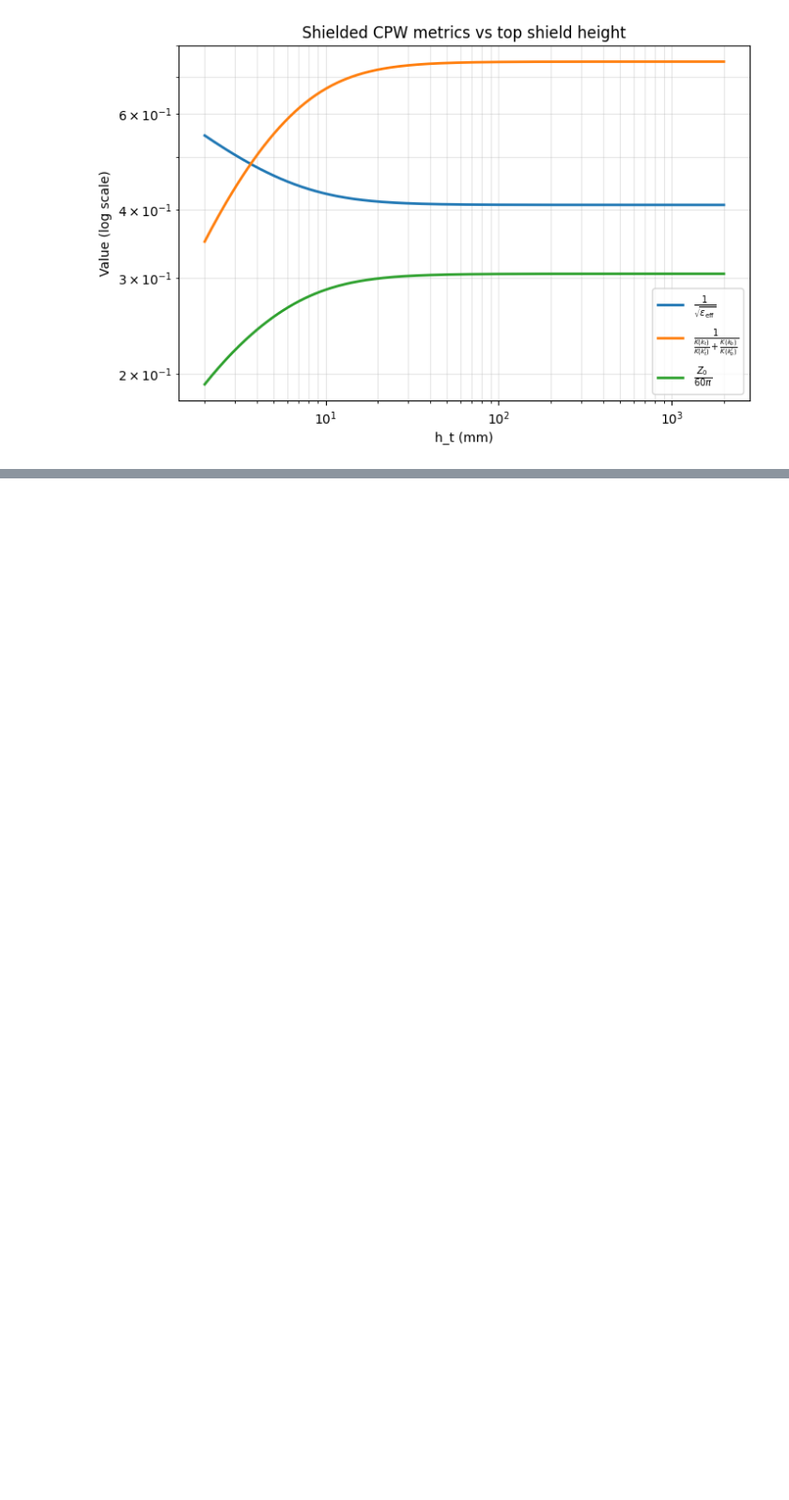
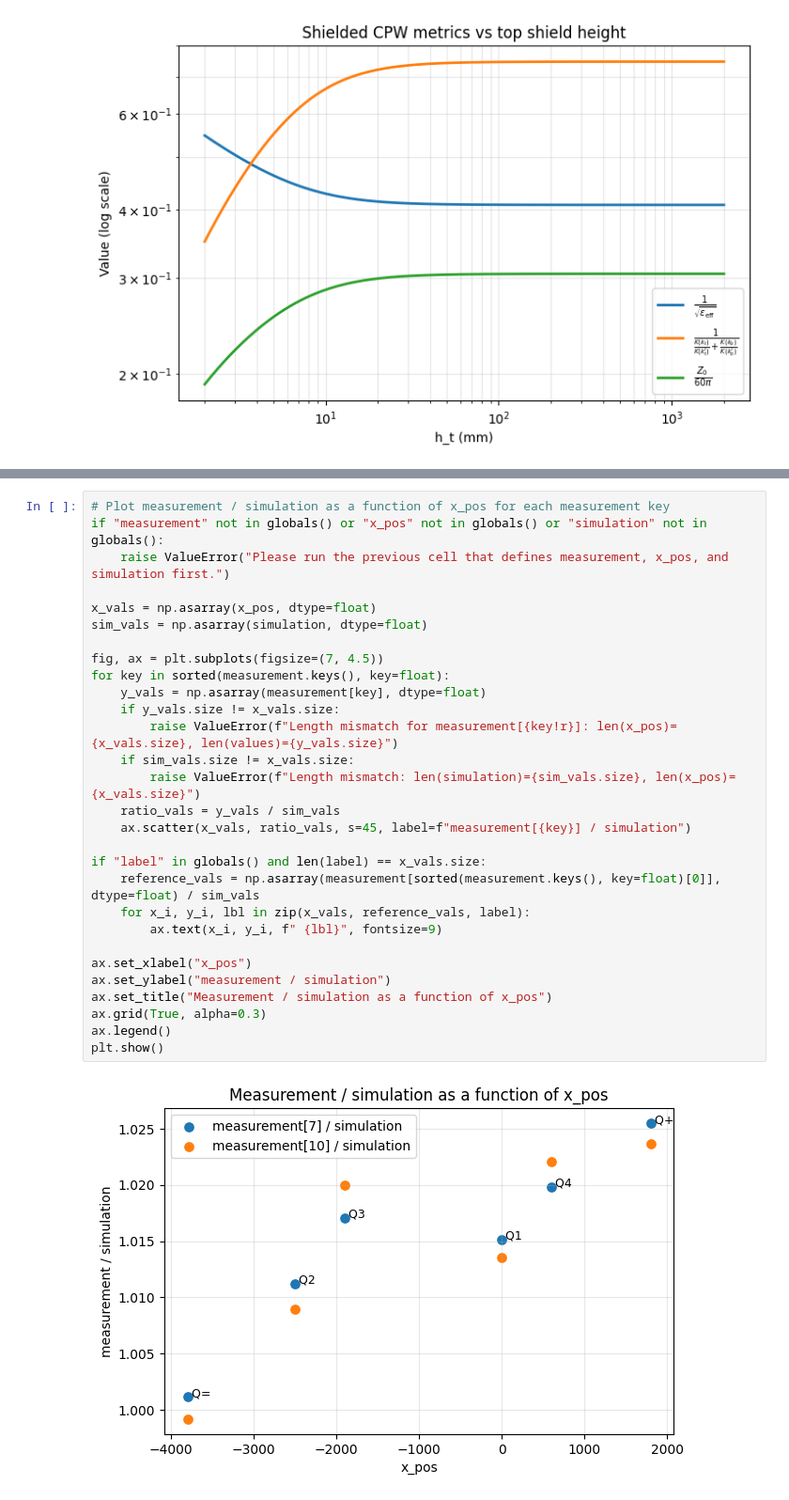
Before and after one commit to shiau109/scqat, a Jupyter notebook: temp/CPW_impedance.ipynb, the cells around one changed output, grey strips where cells are left out. Shown at 94% size. Cells and saved outputs as stored; diff of their text form; blank space fills up the shorter version.

```diff
--- a/temp/CPW_impedance.ipynb
+++ b/temp/CPW_impedance.ipynb
@@ -390,0 +429,31 @@ y=1.096157 -> x=6.357657
+# %%
+# Plot measurement / simulation as a function of x_pos for each measurement key
+if "measurement" not in globals() or "x_pos" not in globals() or "simulation" not in globals():
+    raise ValueError("Please run the previous cell that defines measurement, x_pos, and simulation first.")
+
+x_vals = np.asarray(x_pos, dtype=float)
+sim_vals = np.asarray(simulation, dtype=float)
+
+fig, ax = plt.subplots(figsize=(7, 4.5))
+for key in sorted(measurement.keys(), key=float):
+    y_vals = np.asarray(measurement[key], dtype=float)
+    if y_vals.size != x_vals.size:
+        raise ValueError(f"Length mismatch for measurement[{key!r}]: len(x_pos)={x_vals.size}, len(values)={y_vals.size}")
+    if sim_vals.size != x_vals.size:
+        raise ValueError(f"Length mismatch: len(simulation)={sim_vals.size}, len(x_pos)={x_vals.size}")
+    ratio_vals = y_vals / sim_vals
+    ax.scatter(x_vals, ratio_vals, s=45, label=f"measurement[{key}] / simulation")
+
+if "label" in globals() and len(label) == x_vals.size:
+    reference_vals = np.asarray(measurement[sorted(measurement.keys(), key=float)[0]], dtype=float) / sim_vals
+    for x_i, y_i, lbl in zip(x_vals, reference_vals, label):
+        ax.text(x_i, y_i, f" {lbl}", fontsize=9)
+
+ax.set_xlabel("x_pos")
+ax.set_ylabel("measurement / simulation")
+ax.set_title("Measurement / simulation as a function of x_pos")
+ax.grid(True, alpha=0.3)
+ax.legend()
+plt.show()
+# %% [output]
+[figure, added]
```
Also changed, not shown: parts of 10 cells of this notebook, 12 other files.
